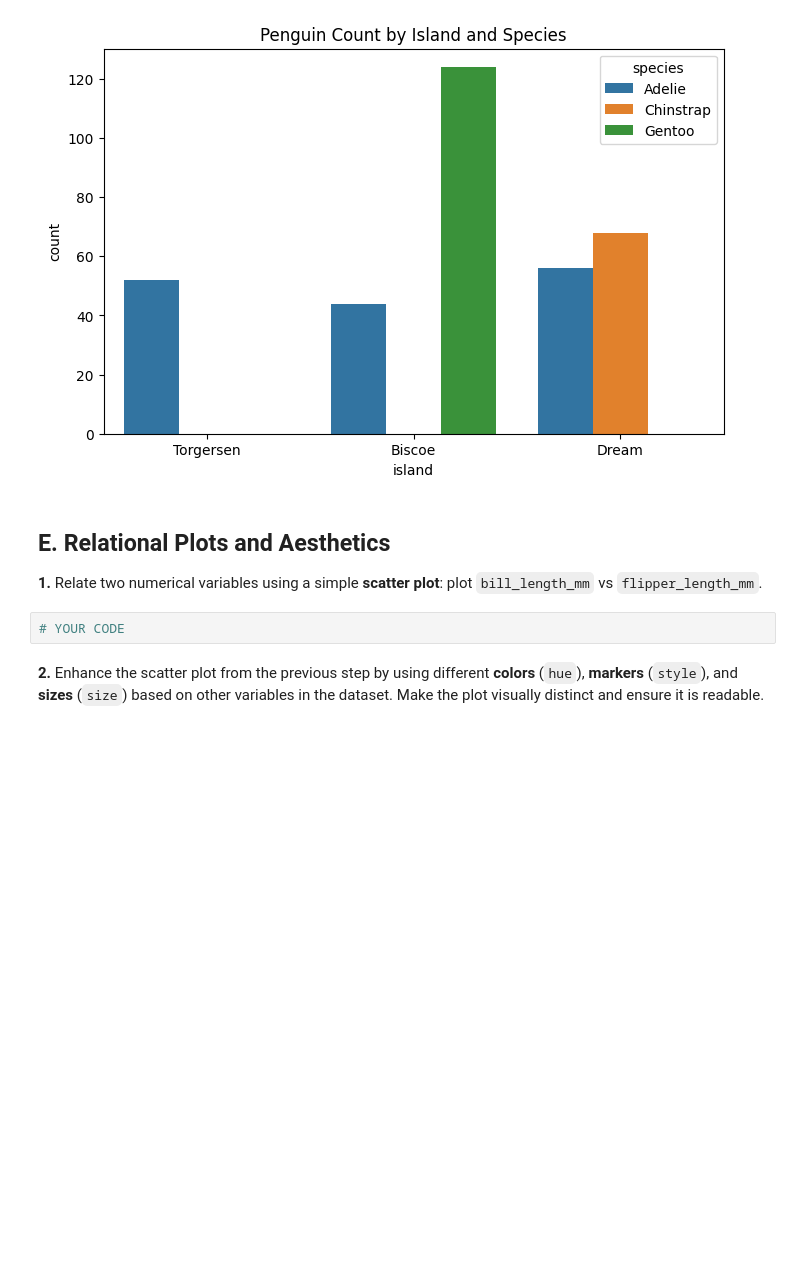
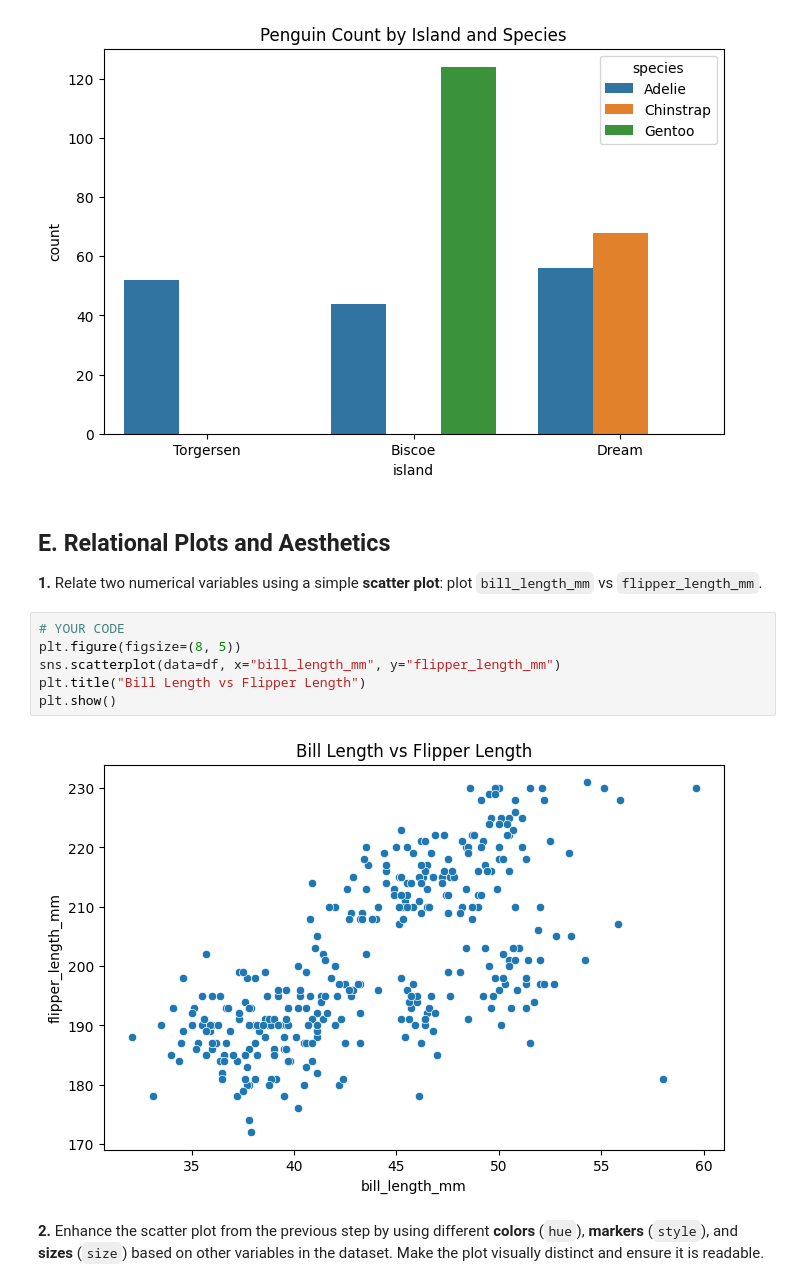
Before and after one commit to az1800/B5, a Jupyter notebook: Student/W2/Exercises/m3-2_exercise.ipynb, the cells around one changed output. Saved outputs shown, nothing was run; the diff lists cells and outputs as text; blank space fills up the shorter version.

```diff
--- a/Student/W2/Exercises/m3-2_exercise.ipynb
+++ b/Student/W2/Exercises/m3-2_exercise.ipynb
@@ -203,8 +203,14 @@ plt.show()
 ## E. Relational Plots and Aesthetics
 
 **1.** Relate two numerical variables using a simple **scatter plot**: plot `bill_length_mm` vs `flipper_length_mm`.
-# %%
-# YOUR CODE
+# %%
+# YOUR CODE
+plt.figure(figsize=(8, 5))
+sns.scatterplot(data=df, x="bill_length_mm", y="flipper_length_mm")
+plt.title("Bill Length vs Flipper Length")
+plt.show()
+# %% [output]
+[figure, added]
 # %% [markdown]
 **2.** Enhance the scatter plot from the previous step by using different **colors** (`hue`), **markers** (`style`), and **sizes** (`size`) based on other variables in the dataset. Make the plot visually distinct and ensure it is readable.
 # %%
```
